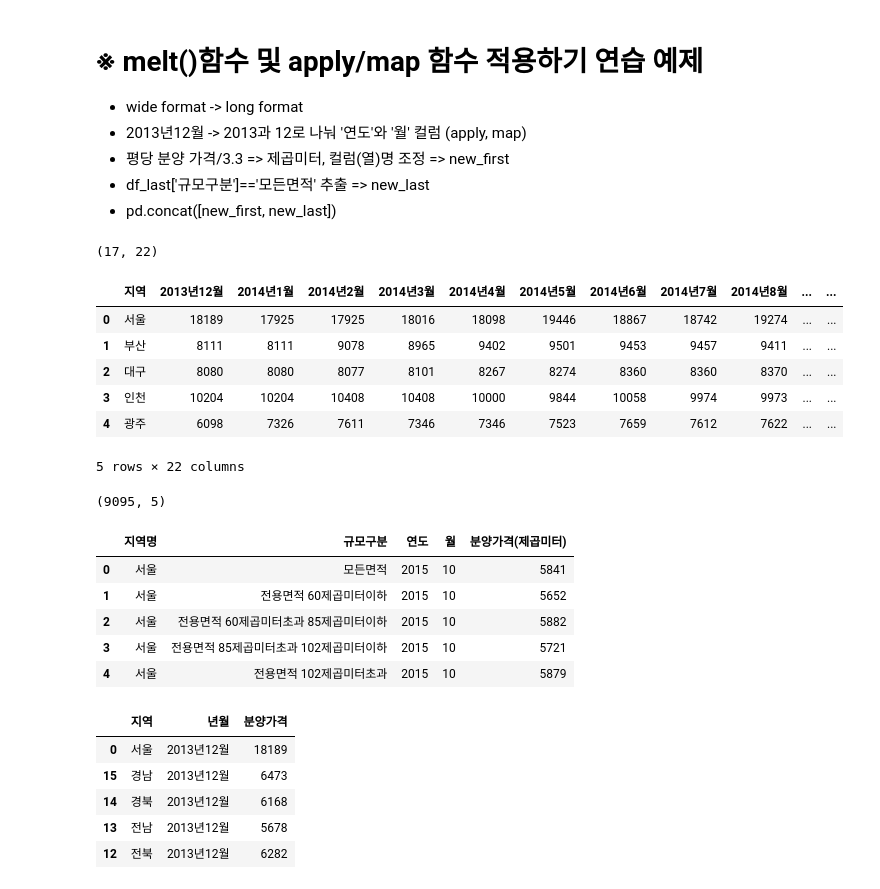
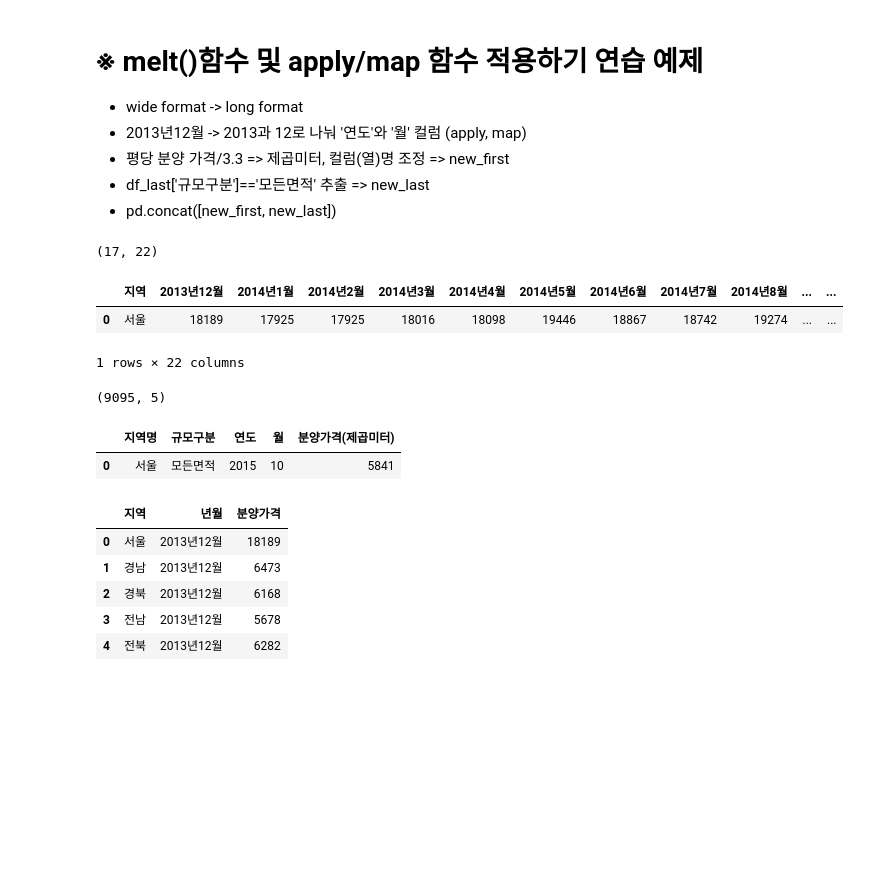
Before and after one commit to Harutoshi87/KI, a Jupyter notebook: source/01_python/ch11_데이터 프레임과 시리즈(Pandas)_9절~13절.ipynb, the cells around one changed output. Cells and saved outputs as stored; diff of their text form; code cells hidden in the pictures; blank space fills up the shorter version.

```diff
--- a/source/01_python/ch11_데이터 프레임과 시리즈(Pandas)_9절~13절.ipynb
+++ b/source/01_python/ch11_데이터 프레임과 시리즈(Pandas)_9절~13절.ipynb
@@ -536,43 +536,38 @@ X.applymap(np.round)
 - pd.concat([new_first, new_last])
 # %%
 # 2013년 ~ 2015년 8월(wide format data)
-df_first = pd.read_csv(r'C:\KI\downloads\shareData\부동산\전국 평균 평당 분양가격(2013년 9월부터 2015년 8월까지).csv', encoding='cp949')
+import pandas as pd
+df_first = pd.read_csv(r'C:\KI\downloads\shareData\부동산\전국 평균 평당 분양가격(2013년 9월부터 2015년 8월까지).csv',
+                       encoding='cp949')
 print(df_first.shape)
-df_first.head()
+df_first.head(1)
 # %% [output]
 (17, 22)
 |  | 지역 | 2013년12월 | 2014년1월 | 2014년2월 | 2014년3월 | 2014년4월 | 2014년5월 | 2014년6월 | 2014년7월 | 2014년8월 | ... | ... |
 | 0 | 서울 | 18189 | 17925 | 17925 | 18016 | 18098 | 19446 | 18867 | 18742 | 19274 | ... | ... |
-| 1 | 부산 | 8111 | 8111 | 9078 | 8965 | 9402 | 9501 | 9453 | 9457 | 9411 | ... | ... |
-| 2 | 대구 | 8080 | 8080 | 8077 | 8101 | 8267 | 8274 | 8360 | 8360 | 8370 | ... | ... |
-| 3 | 인천 | 10204 | 10204 | 10408 | 10408 | 10000 | 9844 | 10058 | 9974 | 9973 | ... | ... |
-| 4 | 광주 | 6098 | 7326 | 7611 | 7346 | 7346 | 7523 | 7659 | 7612 | 7622 | ... | ... |
-5 rows × 22 columns
+1 rows × 22 columns
 # %%
 # 2015년 10월 ~ 2024년(long format data)
-df_last = pd.read_csv(r'C:\KI\downloads\shareData\부동산\주택도시보증공사_전국 신규 민간아파트 분양가격 동향_20241231.csv', encoding='cp949')
+df_last = pd.read_csv(r'C:\KI\downloads\shareData\부동산\주택도시보증공사_전국 신규 민간아파트 분양가격 동향_20241231.csv',
+                      encoding='cp949')
 print(df_last.shape)
-df_last.head()
+df_last.head(1)
 # %% [output]
 (9095, 5)
 |  | 지역명 | 규모구분 | 연도 | 월 | 분양가격(제곱미터) |
 | 0 | 서울 | 모든면적 | 2015 | 10 | 5841 |
-| 1 | 서울 | 전용면적 60제곱미터이하 | 2015 | 10 | 5652 |
-| 2 | 서울 | 전용면적 60제곱미터초과 85제곱미터이하 | 2015 | 10 | 5882 |
-| 3 | 서울 | 전용면적 85제곱미터초과 102제곱미터이하 | 2015 | 10 | 5721 |
-| 4 | 서울 | 전용면적 102제곱미터초과 | 2015 | 10 | 5879 |
 # %%
 # wide format -> long format
 df_melted = df_first.melt(id_vars=['지역'], var_name='년월', value_name='분양가격').sort_values(by=['년월'])
-df_melted.reset_index(drop=True)
+df_melted.reset_index(drop=True, inplace=True)
 df_melted.head()
 # %% [output]
 |  | 지역 | 년월 | 분양가격 |
 | 0 | 서울 | 2013년12월 | 18189 |
-| 15 | 경남 | 2013년12월 | 6473 |
-| 14 | 경북 | 2013년12월 | 6168 |
-| 13 | 전남 | 2013년12월 | 5678 |
-| 12 | 전북 | 2013년12월 | 6282 |
+| 1 | 경남 | 2013년12월 | 6473 |
+| 2 | 경북 | 2013년12월 | 6168 |
+| 3 | 전남 | 2013년12월 | 5678 |
+| 4 | 전북 | 2013년12월 | 6282 |
 # %%
 # 2013년12월 -> 2013과 12로 나눠 '연도'와 '월' 컬럼 (apply, map)
 df_melted['연도'] = df_melted['년월'].apply(lambda datestr : int(datestr.split('년')[0]))
```
Also changed, not shown: parts of 21 cells of this notebook.
